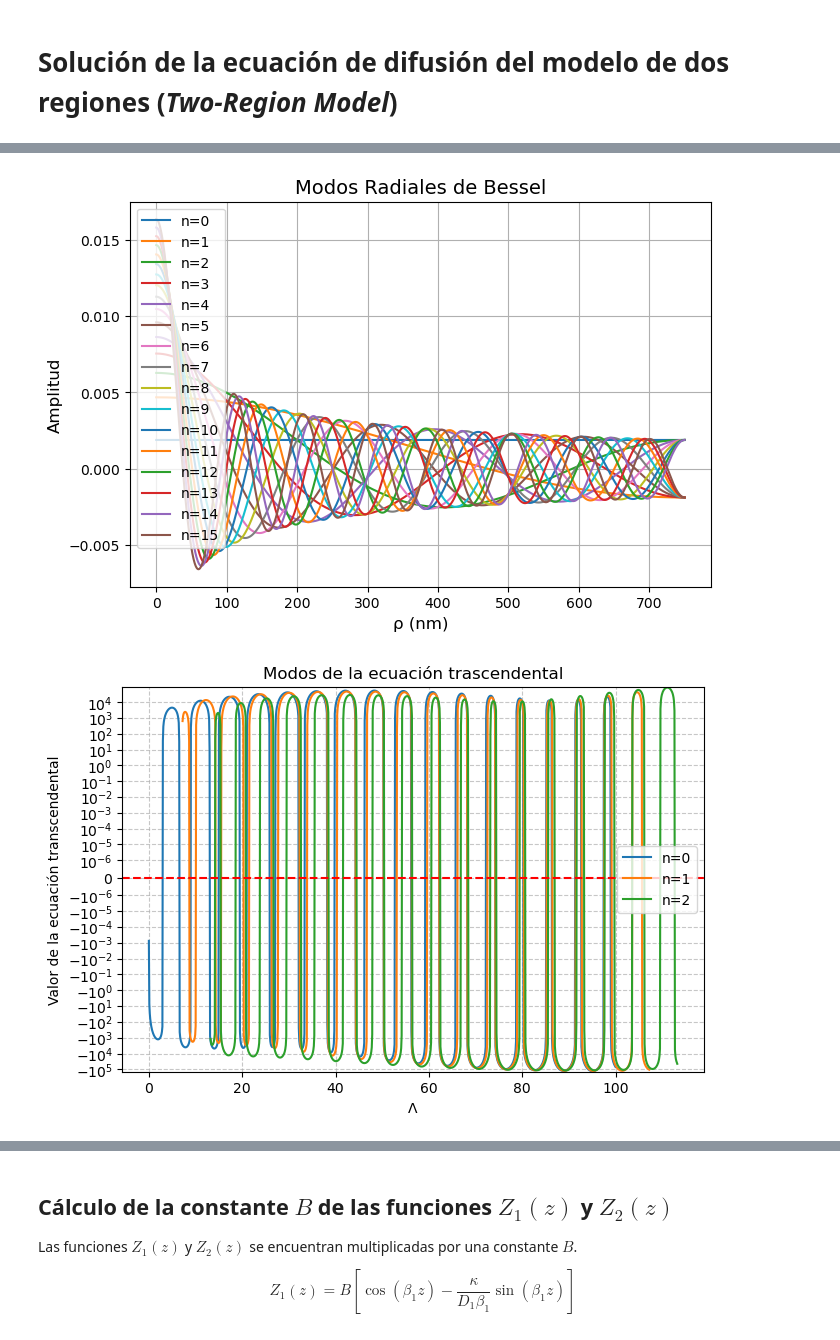
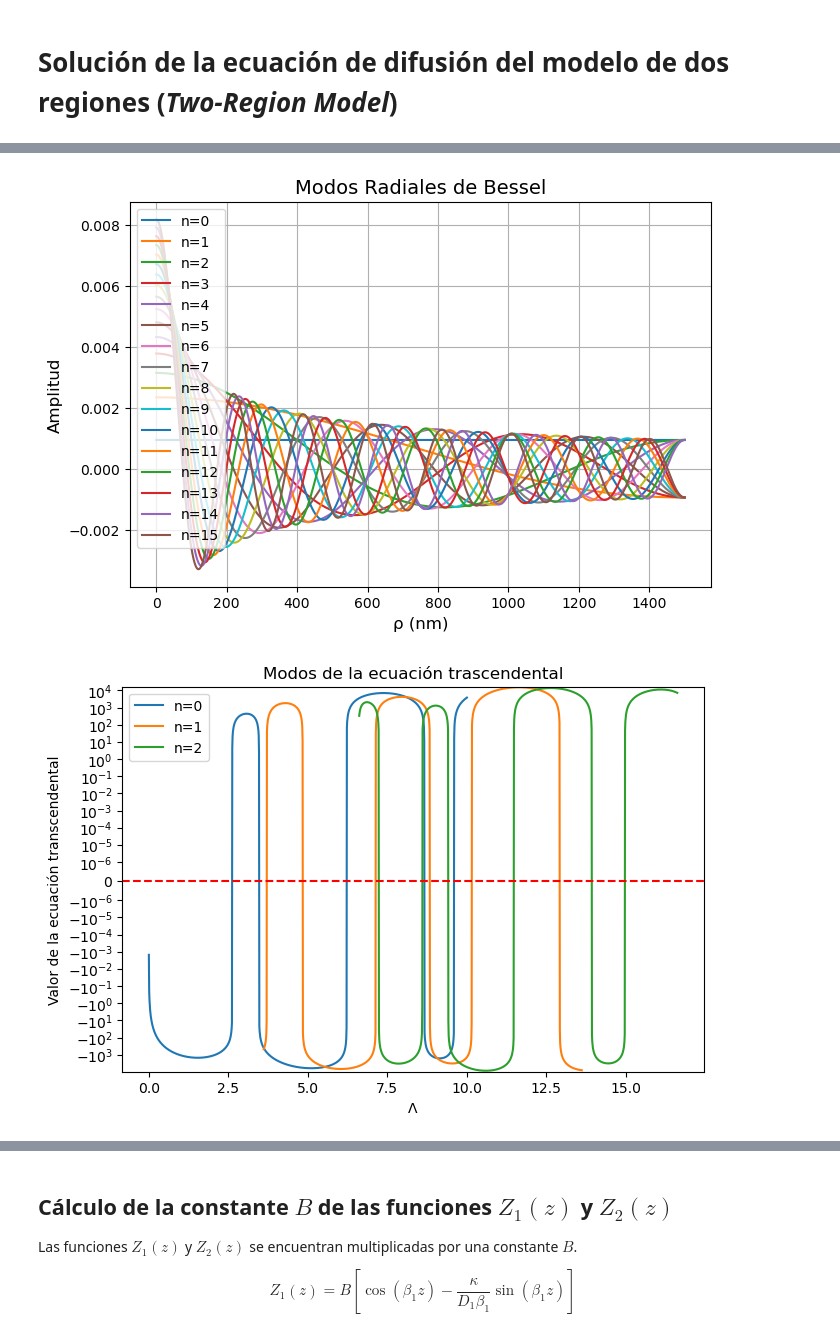
Before and after one commit to allanyst/tfm-efectos-superficie-nano-rmn, a Jupyter notebook: TFM_TwoRegionModel.ipynb, the cells around one changed output, grey strips where cells are left out. Saved outputs shown, nothing was run; the diff lists cells and outputs as text; code cells hidden in the pictures.

```diff
--- a/TFM_TwoRegionModel.ipynb
+++ b/TFM_TwoRegionModel.ipynb
@@ -58,0 +58,16 @@ plt.show()
+# %%
+# Estimar raíces con brentq en intervalos [a, b] con cambio de signo
+alpha_min = 0.0
+alpha_roots = []
+step = 0.0001  # Paso inicial para buscar raíces
+
+alpha_current = alpha_min
+while len(alpha_roots) < n_modes_radial and alpha_current < 1e5:
+    # Buscar raíces en el intervalo [Lambda_current, Lambda_current + step]
+    try:
+        root = brentq(robin_eq, alpha_current, alpha_current + step, xtol=1e-6)
+        alpha_roots.append(root)
+        alpha_current = root + step  # Mover el inicio para la próxima búsqueda
+    except ValueError:
+        alpha_current += step
+alpha_n=np.array(alpha_roots)
@@ -59,20 +87,4 @@ plt.show()
 # %%
-# Estimar raíces con brentq en intervalos [a, b] con cambio de signo
-alpha_min = 0.0
-alpha_roots = []
-step = 0.001  # Paso inicial para buscar raíces
-
-alpha_current = alpha_min
-while len(alpha_roots) < n_modes_radial and alpha_current < 1e5:
-    # Buscar raíces en el intervalo [Lambda_current, Lambda_current + step]
-    try:
-        root = brentq(robin_eq, alpha_current, alpha_current + step, xtol=1e-6)
-        alpha_roots.append(root)
-        alpha_current = root + step  # Mover el inicio para la próxima búsqueda
-    except ValueError:
-        alpha_current += step
-alpha_n=np.array(alpha_roots)
-
 def R_func(alpha, rho):
     """
     Calcula R_n(rho) = J0(alpha_n * rho) normalizados con la norma analítica
@@ -95,11 +107,11 @@ def R_func(alpha, rho):
     rho   = rho_arr.reshape(1, -1)                  # (1, m)
 
     # 3) Evaluamos el modo sin normalizar
-    R_matrix = sp.jv(0, alpha * rho)                   # (n_modes, m)
+    R_matrix = jv(0, alpha * rho)                   # (n_modes, m)
 
     # 4) Calculamos la norma analítica usando alpha_arr (no el escalar viejo)
-    J0R = sp.jv(0, alpha_arr * R)                      # (n_modes,)
-    J1R = sp.jv(1, alpha_arr * R)                    # (n_modes,)
+    J0R = jv(0, alpha_arr * R)                      # (n_modes,)
+    J1R = jv(1, alpha_arr * R)                    # (n_modes,)
     norms = 0.5 * R**2 * (J0R**2 + J1R**2)           # (n_modes,)
 
     # 5) Aseguramos que norms sea un array 1D
@@ -130,5 +142,5 @@ plt.savefig("figuras/modos_radiales_tworegion.pdf", bbox_inches="tight")
 plt.show()
 plt.close()
 # %% [output]
-[figure, old version]
+[figure, new version]
 # %%
@@ -150,18 +162,15 @@ def transcendental_eq(Lambda, alpha_n):
 # %%
 plt.figure(figsize=(7.5,5))
 for n in range(3):
-    Lambda=np.linspace(alpha_n[n]*np.sqrt(D2)+1e-3,1e2+alpha_n[n]*np.sqrt(D2)+1e-3,1000)
+    Lambda=np.linspace(alpha_n[n]*np.sqrt(D2)+1e-3,1e1+alpha_n[n]*np.sqrt(D2)+1e-3,1000)
     plt.plot(Lambda,transcendental_eq(Lambda,alpha_n[n]),label=f'n={n}')
 plt.legend()
 plt.title("Modos de la ecuación trascendental")
 plt.ylabel("Valor de la ecuación transcendental")
 plt.xlabel(r"$\Lambda$")
 plt.axhline(0, color='red', linestyle='--')
 plt.yscale('symlog', linthresh=1e-6)
-plt.grid(ls='--', alpha=0.7)
-plt.savefig('figuras/transcendental_axial_tworegion.pdf', bbox_inches='tight')
-plt.show()
 # %% [output]
-[figure, old version]
+[figure, new version]
 # %%
 ##############################################################################
```
Also changed, not shown: parts of 17 cells of this notebook, 51 other files.
